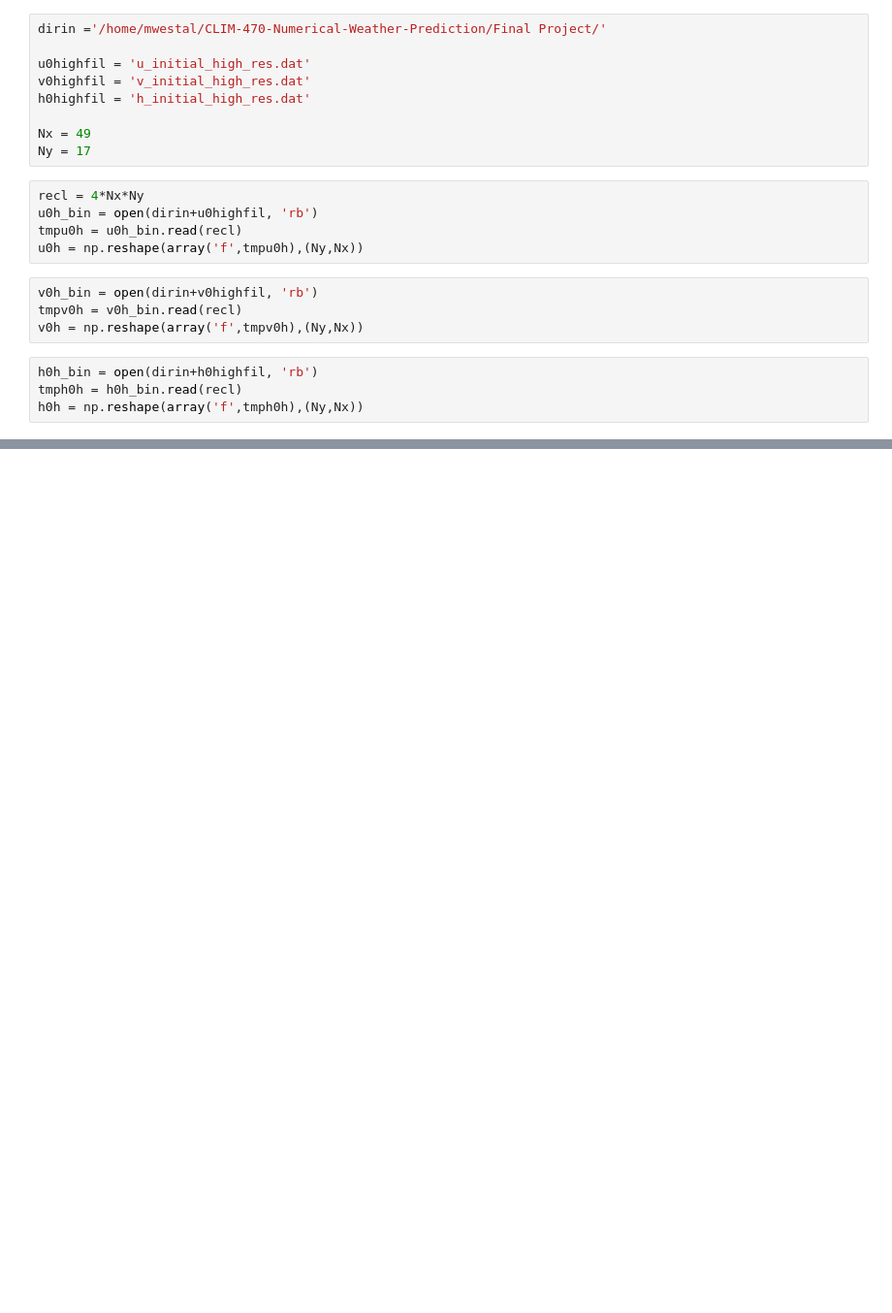
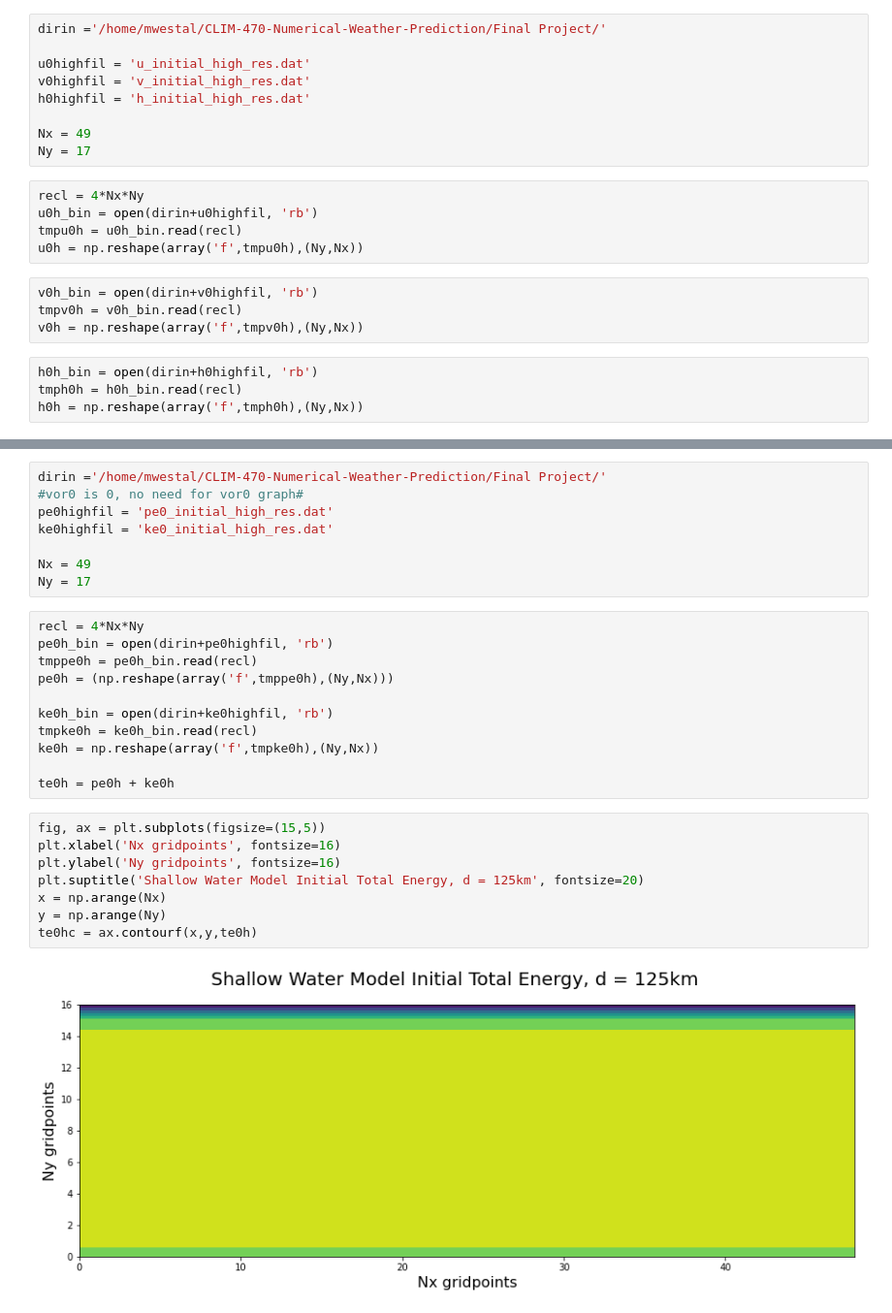
Before and after one commit to cristianastan2/CLIM-470-Numerical-Weather-Prediction, a Jupyter notebook: Final Project/initial_conditions_plots.ipynb, the cells around one changed output, grey strips where cells are left out. Shown at 97% size. Drawn from its saved outputs; the diff is of its cells as text; blank space fills up the shorter version.

```diff
--- a/Final Project/initial_conditions_plots.ipynb
+++ b/Final Project/initial_conditions_plots.ipynb
@@ -106,0 +165,29 @@ wind0h = ax.quiver(x,y,u0h,v0h,color='black',headwidth=1,headlength=3)
+# %%
+dirin ='/home/mwestal/CLIM-470-Numerical-Weather-Prediction/Final Project/'
+#vor0 is 0, no need for vor0 graph#
+pe0highfil = 'pe0_initial_high_res.dat'
+ke0highfil = 'ke0_initial_high_res.dat'
+
+Nx = 49
+Ny = 17
+# %%
+recl = 4*Nx*Ny
+pe0h_bin = open(dirin+pe0highfil, 'rb')
+tmppe0h = pe0h_bin.read(recl)
+pe0h = (np.reshape(array('f',tmppe0h),(Ny,Nx)))
+
+ke0h_bin = open(dirin+ke0highfil, 'rb')
+tmpke0h = ke0h_bin.read(recl)
+ke0h = np.reshape(array('f',tmpke0h),(Ny,Nx))
+
+te0h = pe0h + ke0h
+# %%
+fig, ax = plt.subplots(figsize=(15,5))
+plt.xlabel('Nx gridpoints', fontsize=16)
+plt.ylabel('Ny gridpoints', fontsize=16)
+plt.suptitle('Shallow Water Model Initial Total Energy, d = 125km', fontsize=20)
+x = np.arange(Nx)
+y = np.arange(Ny)
+te0hc = ax.contourf(x,y,te0h)
+# %% [output]
+[figure, added]
```
Also changed, not shown: parts of 28 cells of this notebook, 11 other files.
